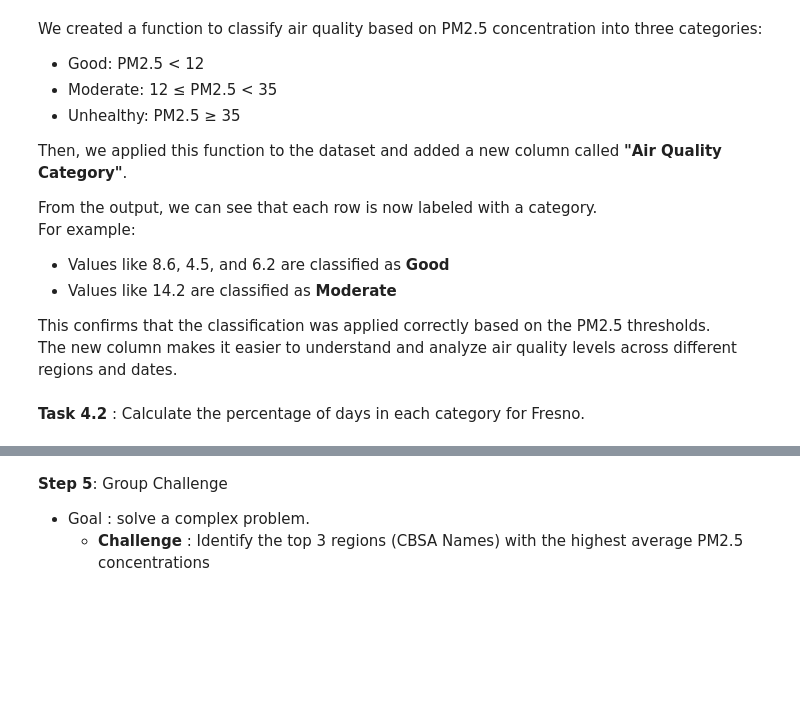
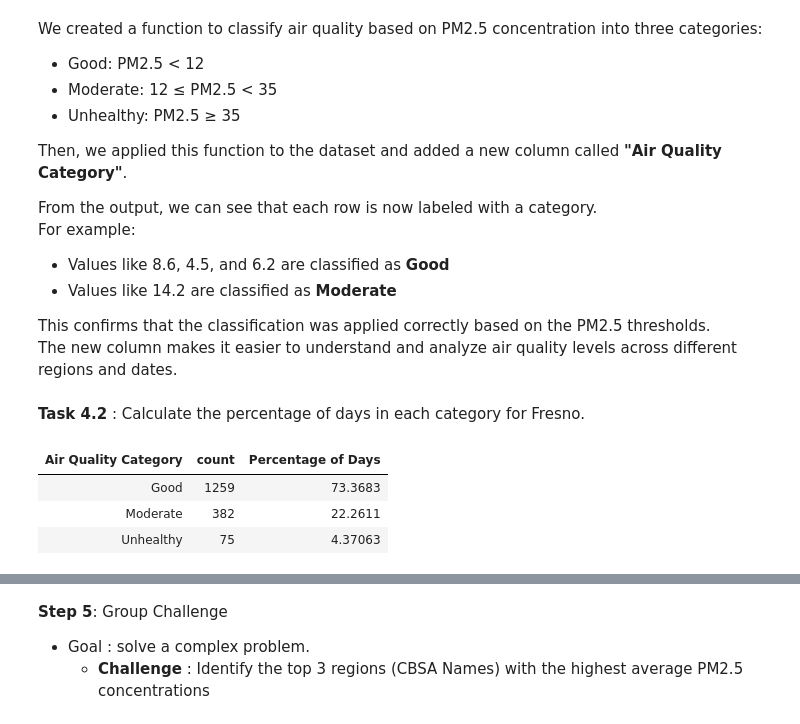
Before and after one commit to Wadha-Abdulla/Group_1_AirQuality_Analysis, a Jupyter notebook: Group_1_AirQuality_Analysis.ipynb, the cells around one changed output, grey strips where cells are left out. Drawn from its saved outputs; the diff is of its cells as text; code cells hidden in the pictures; blank space fills up the shorter version.

```diff
--- a/Group_1_AirQuality_Analysis.ipynb
+++ b/Group_1_AirQuality_Analysis.ipynb
@@ -263,3 +269,23 @@ This confirms that the classification was applied correctly based on the PM2.5 t
 The new column makes it easier to understand and analyze air quality levels across different regions and dates.
 # %% [markdown]
 **Task 4.2** : Calculate the percentage of days in each category for Fresno.
+# %%
+
+# Filter rows for Fresno (by county)
+fresno_data = AirQuality.where("CBSA_NAME", "Fresno, CA")
+# Count number of days in each category
+category_counts = fresno_data.group("Air Quality Category")
+# Total number of days for Fresno
+total_days = fresno_data.num_rows
+
+# Add percentage column
+category_percentages = category_counts.with_column(
+    "Percentage of Days",
+    category_counts.column("count") / total_days * 100
+)
+category_percentages
+# %% [output]
+| Air Quality Category | count | Percentage of Days |
+| Good | 1259 | 73.3683 |
+| Moderate | 382 | 22.2611 |
+| Unhealthy | 75 | 4.37063 |
```
Also changed, not shown: parts of 3 cells of this notebook.
